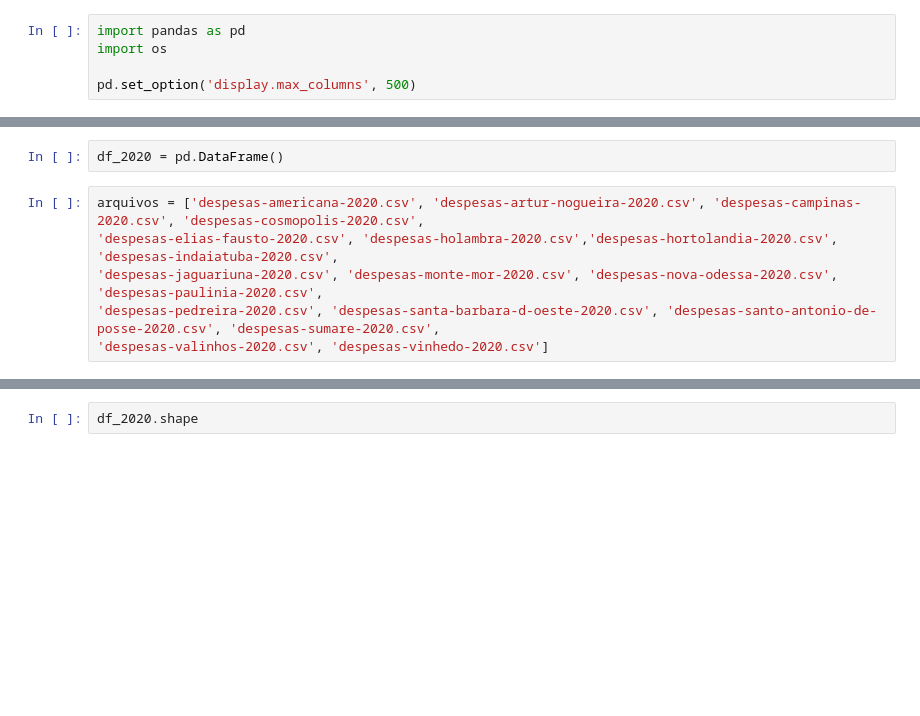
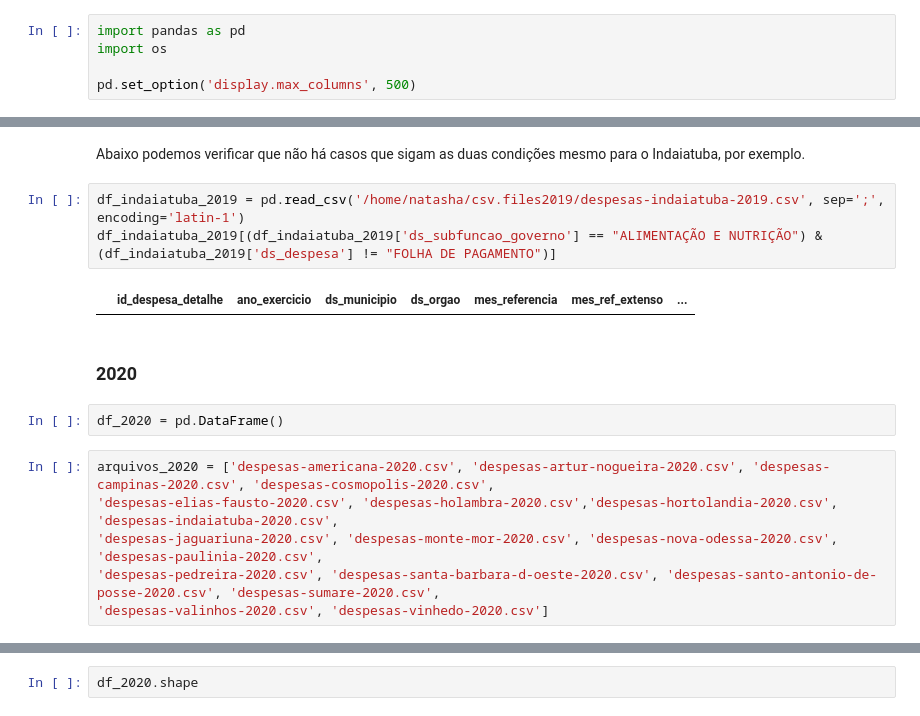
Before and after one commit to natmiata/analise-alimentacao-escolar, a Jupyter notebook: src/notebooks/tratamento-dados.ipynb, the cells around one changed output, grey strips where cells are left out. Drawn from its saved outputs; the diff is of its cells as text; blank space fills up the shorter version.

```diff
--- a/src/notebooks/tratamento-dados.ipynb
+++ b/src/notebooks/tratamento-dados.ipynb
@@ -17,7 +110,16 @@ UnicodeDecodeError: 'utf-8' codec can't decode byte 0xe9 in position 357: invali
+# %% [markdown]
+Abaixo podemos verificar que não há casos que sigam as duas condições mesmo para o Indaiatuba, por exemplo.
+# %%
+df_indaiatuba_2019 = pd.read_csv('/home/natasha/csv.files2019/despesas-indaiatuba-2019.csv', sep=';', encoding='latin-1')
+df_indaiatuba_2019[(df_indaiatuba_2019['ds_subfuncao_governo'] == "ALIMENTAÇÃO E NUTRIÇÃO") & (df_indaiatuba_2019['ds_despesa'] != "FOLHA DE PAGAMENTO")]
+# %% [output]
+|  | id_despesa_detalhe | ano_exercicio | ds_municipio | ds_orgao | mes_referencia | mes_ref_extenso | ... |
+# %% [markdown]
+<h3> 2020 </h3>
 # %%
 df_2020 = pd.DataFrame()
 # %%
-arquivos = ['despesas-americana-2020.csv', 'despesas-artur-nogueira-2020.csv', 'despesas-campinas-2020.csv', 'despesas-cosmopolis-2020.csv',
+arquivos_2020 = ['despesas-americana-2020.csv', 'despesas-artur-nogueira-2020.csv', 'despesas-campinas-2020.csv', 'despesas-cosmopolis-2020.csv',
 'despesas-elias-fausto-2020.csv', 'despesas-holambra-2020.csv','despesas-hortolandia-2020.csv', 'despesas-indaiatuba-2020.csv',
 'despesas-jaguariuna-2020.csv', 'despesas-monte-mor-2020.csv', 'despesas-nova-odessa-2020.csv', 'despesas-paulinia-2020.csv',
 'despesas-pedreira-2020.csv', 'despesas-santa-barbara-d-oeste-2020.csv', 'despesas-santo-antonio-de-posse-2020.csv', 'despesas-sumare-2020.csv',
```
Also changed, not shown: parts of 66 cells of this notebook.
